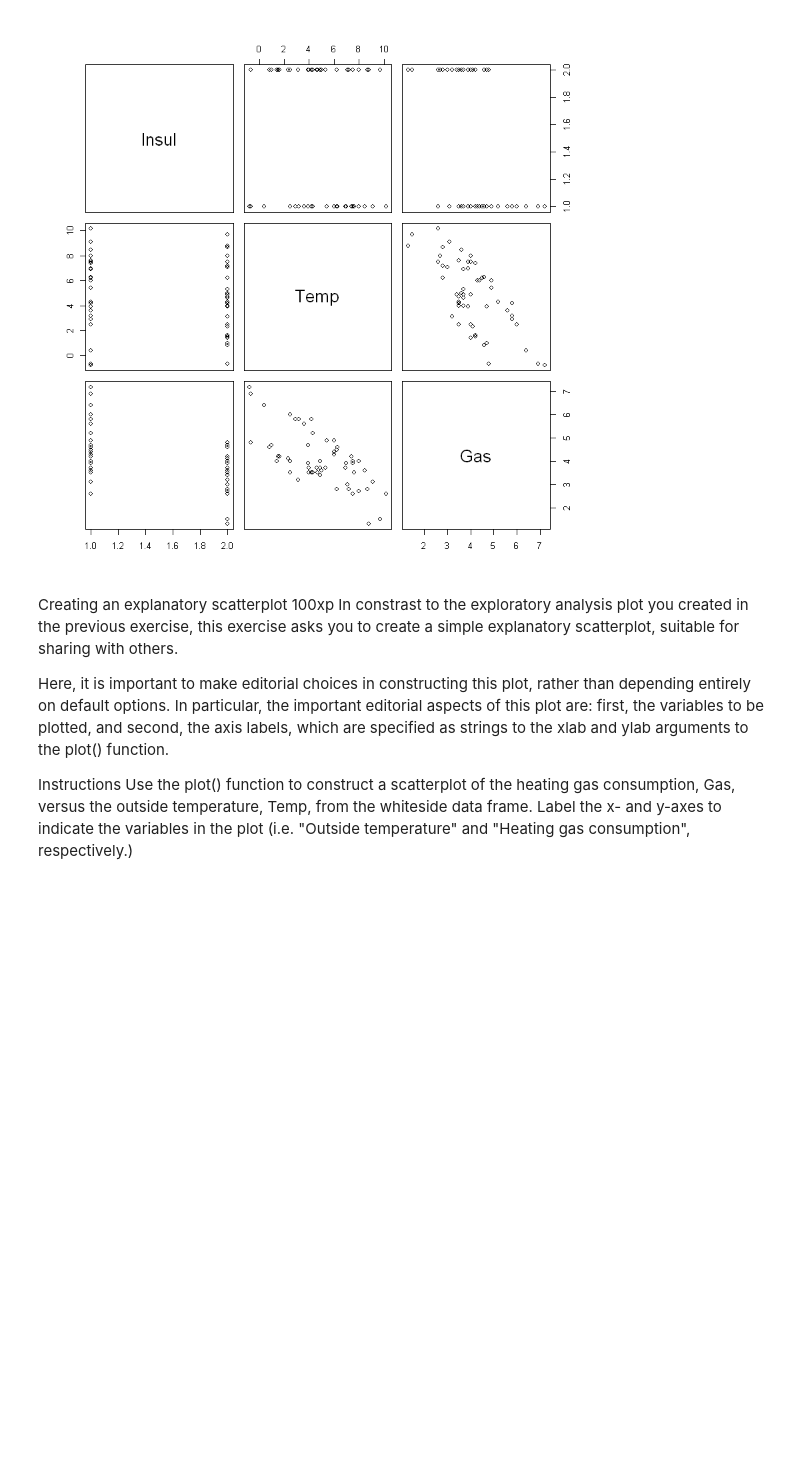
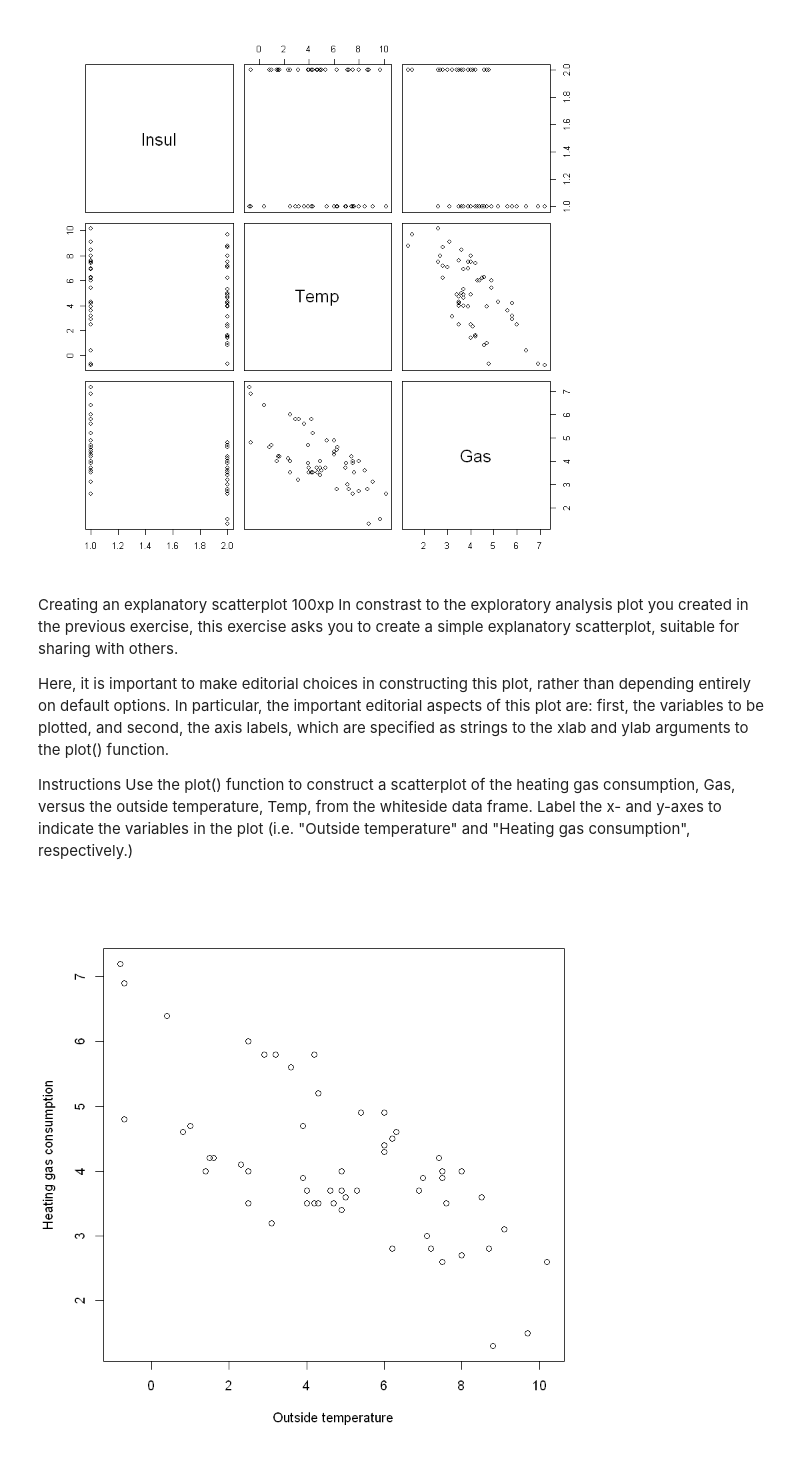
Before and after one commit to ContangoRango/DC-R, a Jupyter notebook: 111. Data Visualization in R/111. Data Visualization in R.ipynb, the cells around one changed output. Saved outputs shown, nothing was run; the diff lists cells and outputs as text; code cells hidden in the pictures; blank space fills up the shorter version.

```diff
--- a/111. Data Visualization in R/111. Data Visualization in R.ipynb
+++ b/111. Data Visualization in R/111. Data Visualization in R.ipynb
@@ -30,3 +30,8 @@ Here, it is important to make editorial choices in constructing this plot, rathe
 
 Instructions
 Use the plot() function to construct a scatterplot of the heating gas consumption, Gas, versus the outside temperature, Temp, from the whiteside data frame. Label the x- and y-axes to indicate the variables in the plot (i.e. "Outside temperature" and "Heating gas consumption", respectively.)
+# %%
+# Plot Gas vs. Temp
+plot(whiteside$Temp, whiteside$Gas,  xlab = "Outside temperature", ylab = "Heating gas consumption")
+# %% [output]
+[figure, added]
```
Also changed, not shown: parts of 124 cells of this notebook, 4 other files.
